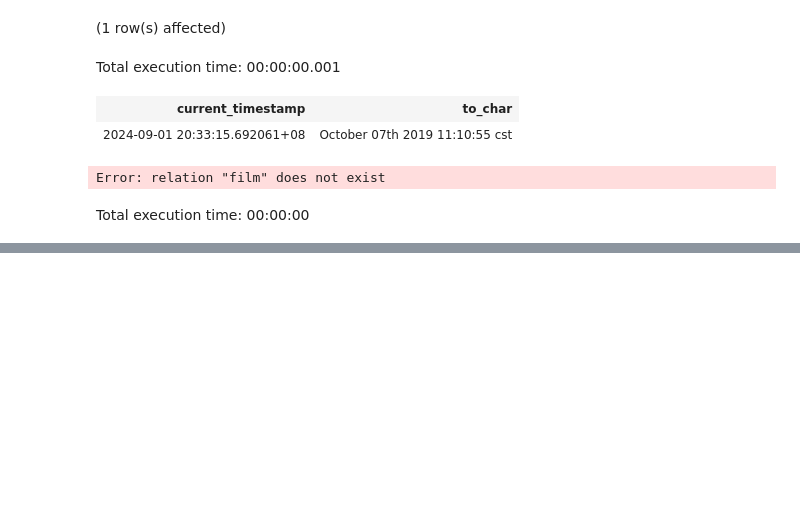
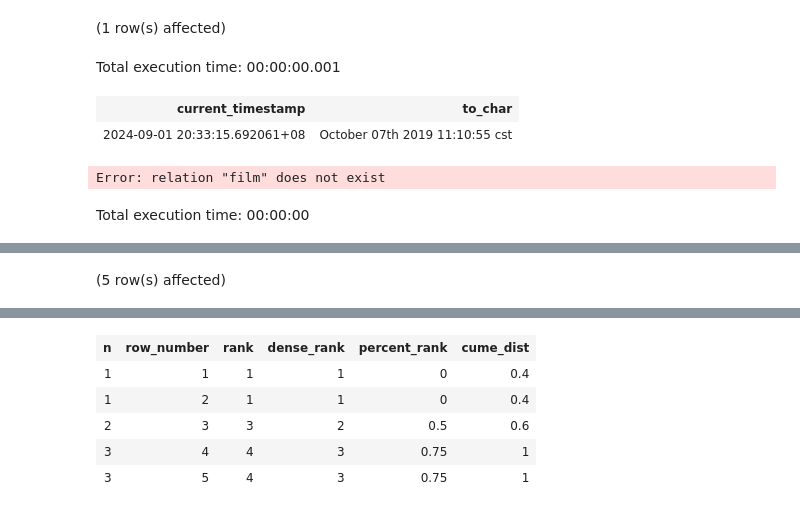
Before and after one commit to yaowenqiang/postgresql_functions_playbook, a Jupyter notebook: Notebook-1.ipynb, the cells around one changed output, grey strips where cells are left out. Cells and saved outputs as stored; diff of their text form; code cells hidden in the pictures; blank space fills up the shorter version.

```diff
--- a/Notebook-1.ipynb
+++ b/Notebook-1.ipynb
@@ -1341,0 +1425,11 @@ Total execution time: 00:00:00
+# %%
+select n,
+row_number() over (order by n),
+rank() over (order by n), -- 排名，如果有相同的排名，会跳过，比如 1,1,2,2的排名是1,1,3,3
+dense_rank() over (order by n), -- 紧密的排名，如果有相同的排名，不会跳过，比如 1,1,2,2的排名是1,1,2,2
+percent_rank() over (order by n),--relative rank of the current row, 计算当前行在其分区中的相对位置的百分比排名。这个百分比是通过将当前行的排名减去 1，然后除以分区中行数减 1 的结果
+cume_dist() over (order by n)   -- cumulative distribution, 累积分布,当前行及其排名等于或低于当前行的所有行的比例
+from (values (1), (1), (2), (3), (3)) v(n)
+order by n;
+# %% [output]
+(5 row(s) affected)
@@ -1341,0 +1437,6 @@ Total execution time: 00:00:00
+| n | row_number | rank | dense_rank | percent_rank | cume_dist |
+| 1 | 1 | 1 | 1 | 0 | 0.4 |
+| 1 | 2 | 1 | 1 | 0 | 0.4 |
+| 2 | 3 | 3 | 2 | 0.5 | 0.6 |
+| 3 | 4 | 4 | 3 | 0.75 | 1 |
+| 3 | 5 | 4 | 3 | 0.75 | 1 |
```
Also changed, not shown: parts of 32 cells of this notebook.
